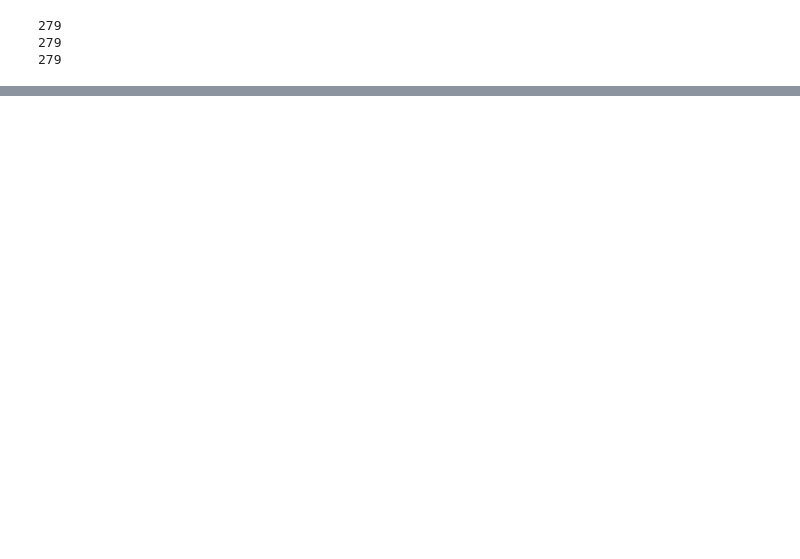
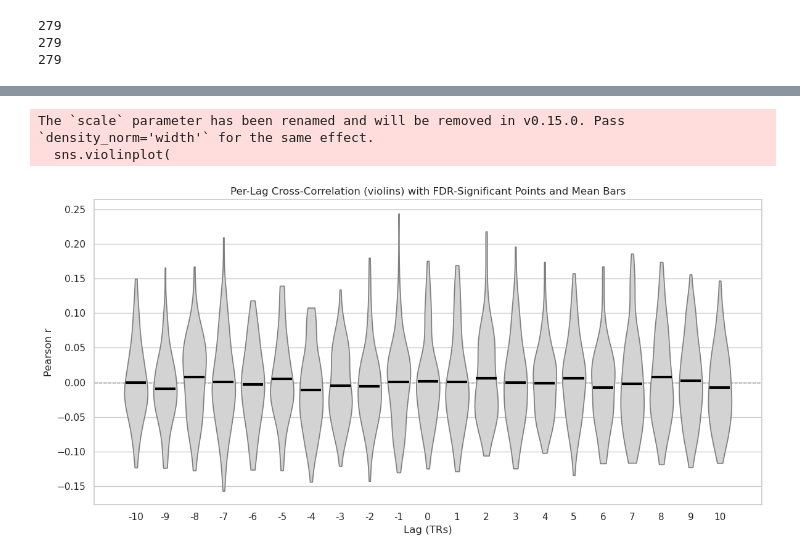
Before and after one commit to natalie-mcclain/narratives-project, a Jupyter notebook: cross_correlation.ipynb, the cells around one changed output, grey strips where cells are left out. Drawn from its saved outputs; the diff is of its cells as text; code cells hidden in the pictures; blank space fills up the shorter version.

```diff
--- a/cross_correlation.ipynb
+++ b/cross_correlation.ipynb
@@ -192,0 +200,69 @@ plt.show()
+# %%
+# Ensure Lag is ordered numerically
+lag_order = sorted(df["Lag"].unique())
+df_plot = df.copy()
+df_plot["Lag"] = pd.Categorical(df_plot["Lag"], categories=lag_order, ordered=True)
+
+# Subset to FDR-significant rows
+sig_df = df_plot[df_plot["Significant"]].copy()
+
+plt.figure(figsize=(12, 6))
+sns.set(style="whitegrid")
+ax = plt.gca()
+
+# 1) Background violins (all subjects)
+sns.violinplot(
+    data=df_plot,
+    x="Lag",
+    y="Correlation",
+    order=lag_order,
+    inner=None,
+    cut=0,
+    scale="width",
+    color="lightgray",
+    ax=ax,
+    zorder=1
+)
+
+# 2) Overlay only significant dots
+#sns.stripplot(
+#    data=sig_df,
+#    x="Lag",
+#    y="Correlation",
+#    order=lag_order,
+#    jitter=0.15,
+#    alpha=0.95,
+#    size=4.5,
+#    color="tab:green",
+#    ax=ax,
+#    zorder=3
+#)
+
+# 3) Add mean bars (short horizontal lines at the mean per lag)
+mean_df = df_plot.groupby("Lag", as_index=False)["Correlation"].mean()
+xpos = {lag: i for i, lag in enumerate(lag_order)}  # map lag -> x position
+bar_halfwidth = 0.35  # controls bar length across the violin
+
+for _, row in mean_df.iterrows():
+    x = xpos[row["Lag"]]
+    y = row["Correlation"]
+    ax.hlines(y, x - bar_halfwidth, x + bar_halfwidth, linewidth=3, color="black", zorder=4)
+
+# Reference line at zero
+ax.axhline(0, color="black", linestyle="--", linewidth=1, zorder=0)
+
+ax.set_title("Per-Lag Cross-Correlation (violins) with FDR-Significant Points and Mean Bars")
+ax.set_xlabel("Lag (TRs)")
+ax.set_ylabel("Pearson r")
+
+# No legend needed (only sig points are drawn)
+leg = ax.get_legend()
+if leg:
+    leg.remove()
+
+plt.tight_layout()
+plt.show()
+# %% [output]
+The `scale` parameter has been renamed and will be removed in v0.15.0. Pass `density_norm='width'` for the same effect.
+  sns.violinplot(
+[figure, added]
```
Also changed, not shown: parts of 9 cells of this notebook, 18 other files.
